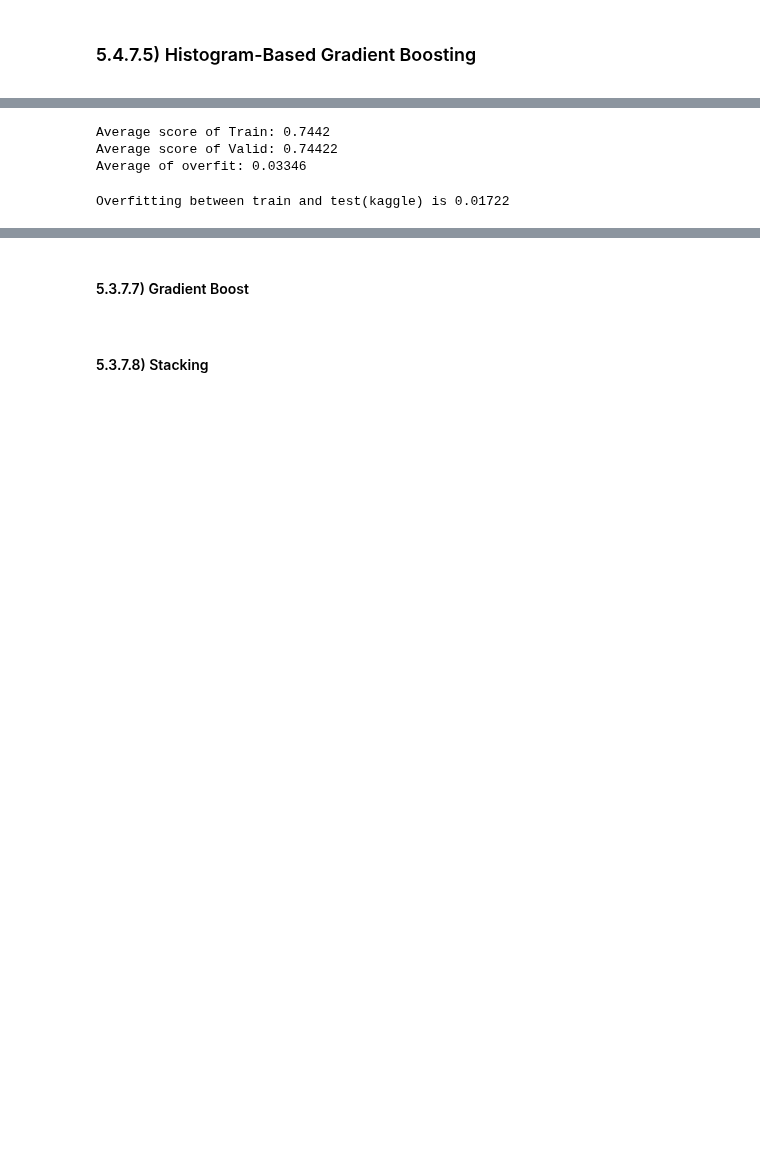
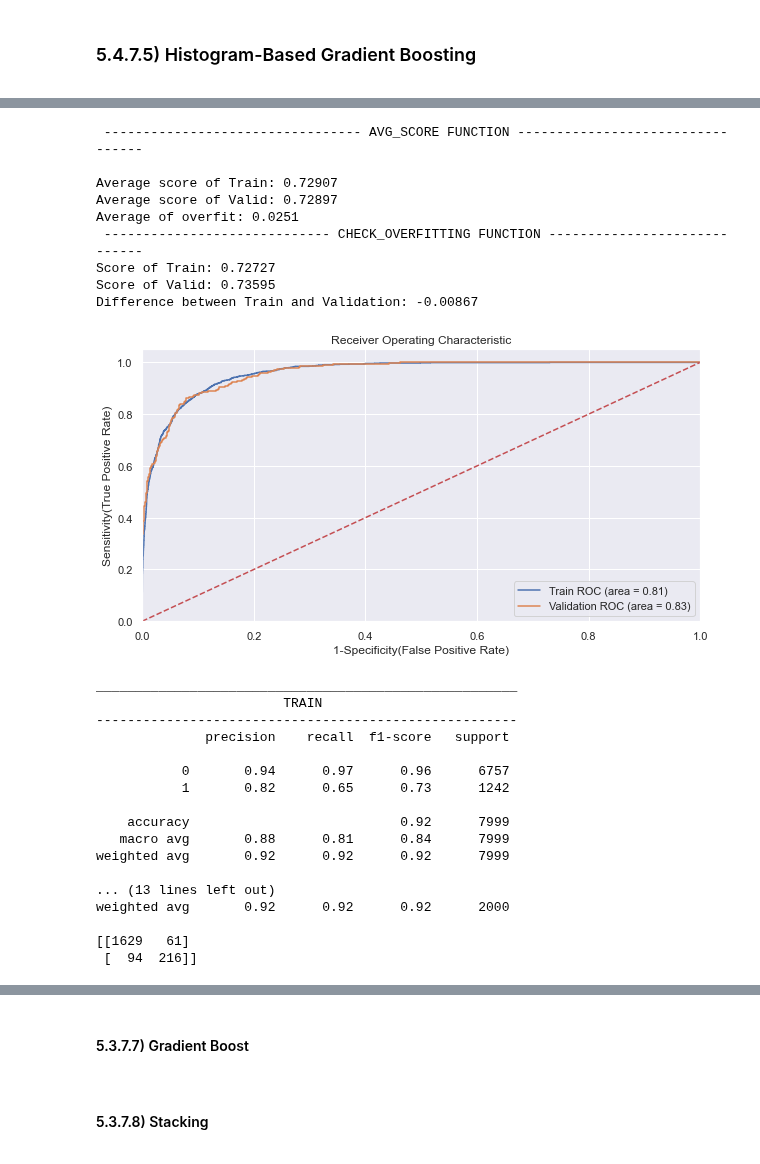
Before and after one commit to JohnnyCodess/Project-Machine-Learning, a Jupyter notebook: USAR ESTE!!! .ipynb, the cells around one changed output, grey strips where cells are left out. Saved outputs shown, nothing was run; the diff lists cells and outputs as text; code cells hidden in the pictures; blank space fills up the shorter version.

```diff
--- a/USAR ESTE!!! .ipynb
+++ b/USAR ESTE!!! .ipynb
@@ -1299,11 +1277,11 @@ def avg_score(X, y, split_method, remove_outliers, scale_data, model, scaler=Min
             X_train, X_val = scaling(X_train, X_val, scaler)
 
 ###################### FIT OUR MODEL ######################
-        model = model.fit(X_train, y_train)
+        model_fitted = model.fit(X_train, y_train)
 
         # Predict the dependent variable
-        y_train_pred = model.predict(X_train)
-        y_val_pred = model.predict(X_val)
+        y_train_pred = model_fitted.predict(X_train)
+        y_val_pred = model_fitted.predict(X_val)
 
         # Calculate de f1 score
         value_train = f1_score(y_train, y_train_pred)
@@ -1675,7 +1651,7 @@ model_hgb = HistGradientBoostingClassifier()
 
 param_hgb = {
     'loss' : ['auto'],
-    'learning_rate' : [0.08,0.09,0.1],
+    'learning_rate' : [0.08,0.09,0.1,],
     'min_samples_leaf' : [100,200],
     'max_leaf_nodes': [10,12,14],
     'warm_start': [True],
@@ -1683,7 +1659,7 @@ param_hgb = {
     'max_depth' : [5,7,9]
 }
 
-# run_grid(data, target, random_state=100, remove_outliers=False, scale_data=False, model=model_hgb, parameters=param_hgb)
+run_grid(data, target, random_state=100, remove_outliers=False, scale_data=False, model=model_hgb, parameters=param_hgb)
 # %%
 HistogramGradBoost = HistGradientBoostingClassifier(
             random_state = None,
@@ -1758,33 +1694,46 @@ Average of overfit: 0.04409
 # %%
 HistogramGradBoost = HistGradientBoostingClassifier(
         random_state = None,
-        learning_rate =  0.1660000000000001,
+        learning_rate =  0.1700000000000001,
         min_samples_leaf = 100,
-        max_leaf_nodes = 13,
+        max_leaf_nodes = 11,
         warm_start = True,
         loss='auto',
         max_iter= 71,
-        max_depth=8
+        max_depth=6
     )
 
 # Call function with 5 stratified kfolds
+print(' --------------------------------- AVG_SCORE FUNCTION --------------------------------- ')
 avg_score(data, target, split_method=skf, remove_outliers=False, scale_data=False, model=HistogramGradBoost)
+
+print(' ----------------------------- CHECK_OVERFITTING FUNCTION ----------------------------- ')
+check_overfitting(data, target, random_state=21, remove_outliers=False, scale_data=False, model=HistogramGradBoost)
 # %% [output]
-Average score of Train: 0.7442
-Average score of Valid: 0.74422
-Average of overfit: 0.03346
+ --------------------------------- AVG_SCORE FUNCTION ---------------------------------
+
+Average score of Train: 0.72907
+Average score of Valid: 0.72897
+Average of overfit: 0.0251
+ ----------------------------- CHECK_OVERFITTING FUNCTION -----------------------------
+Score of Train: 0.72727
+Score of Valid: 0.73595
+Difference between Train and Validation: -0.00867
+[figure, added]
+______________________________________________________
+                        TRAIN
+------------------------------------------------------
+              precision    recall  f1-score   support
+
+           0       0.94      0.97      0.96      6757
+           1       0.82      0.65      0.73      1242
+
+    accuracy                           0.92      7999
+   macro avg       0.88      0.81      0.84      7999
+weighted avg       0.92      0.92      0.92      7999
+
+... (13 lines left out)
+weighted avg       0.92      0.92      0.92      2000
+
+[[1629   61]
+ [  94  216]]
-# %%
-# !!!!!!!!!!!!!!!!!!!!!!!!!!!!! SUBMISSION 120 !!!!!!!!!!!!!!!!!!!!!!!!!!!!!
-print(f'Overfitting between train and test(kaggle) is {round(0.72908-0.71186,5)}')
-HistogramGradBoost = HistGradientBoostingClassifier(
-        random_state = None,
-        learning_rate =  0.1700000000000001,
-        min_samples_leaf = 100,
-        max_leaf_nodes = 11,
-        warm_start = True,
-        loss='auto',
-        max_iter= 71,
-        max_depth=6
-    )
-# %% [output]
-Overfitting between train and test(kaggle) is 0.01722
```
Also changed, not shown: parts of 22 cells of this notebook.
